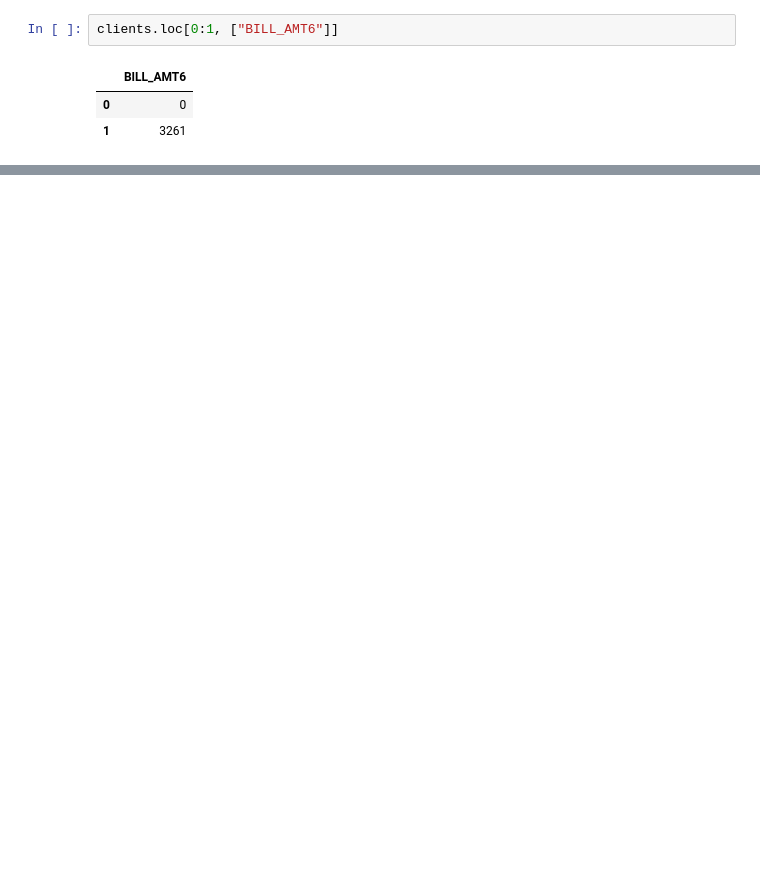
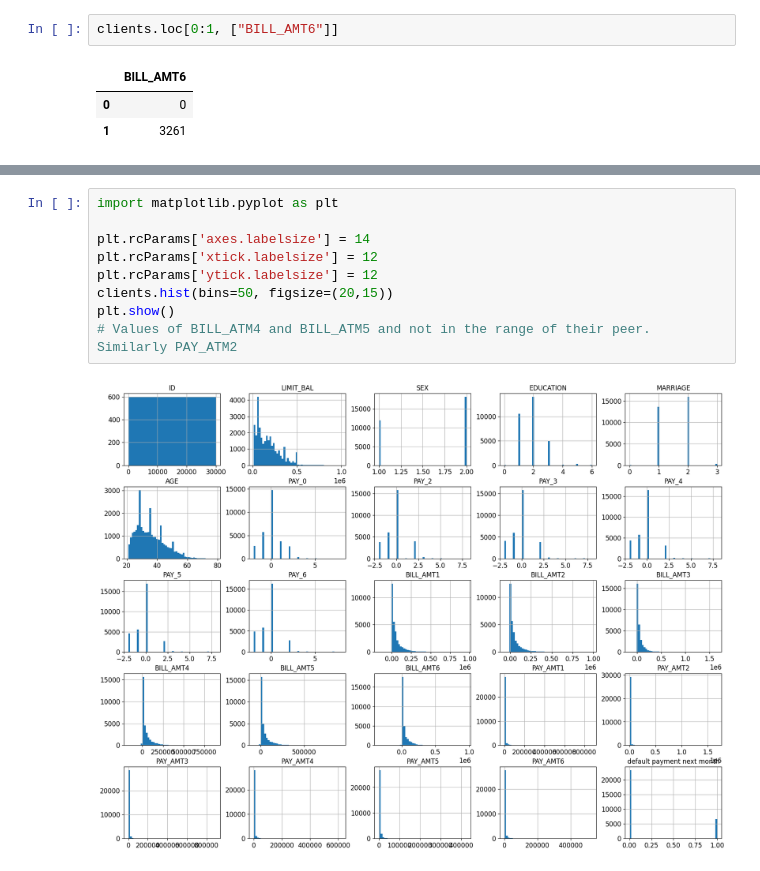
Before and after one commit to LuisErnestoZamb/ml, a Jupyter notebook: w3-homework.ipynb, the cells around one changed output, grey strips where cells are left out. Drawn from its saved outputs; the diff is of its cells as text; blank space fills up the shorter version.

```diff
--- a/w3-homework.ipynb
+++ b/w3-homework.ipynb
@@ -50,0 +86,11 @@ clients.iloc[3330-1].loc['BILL_AMT6']
+# %%
+import matplotlib.pyplot as plt
+
+plt.rcParams['axes.labelsize'] = 14
+plt.rcParams['xtick.labelsize'] = 12
+plt.rcParams['ytick.labelsize'] = 12
+clients.hist(bins=50, figsize=(20,15))
+plt.show()
+# Values of BILL_ATM4 and BILL_ATM5 and not in the range of their peer. Similarly PAY_ATM2
+# %% [output]
+[figure, added]
```
Also changed, not shown: parts of 6 cells of this notebook.
